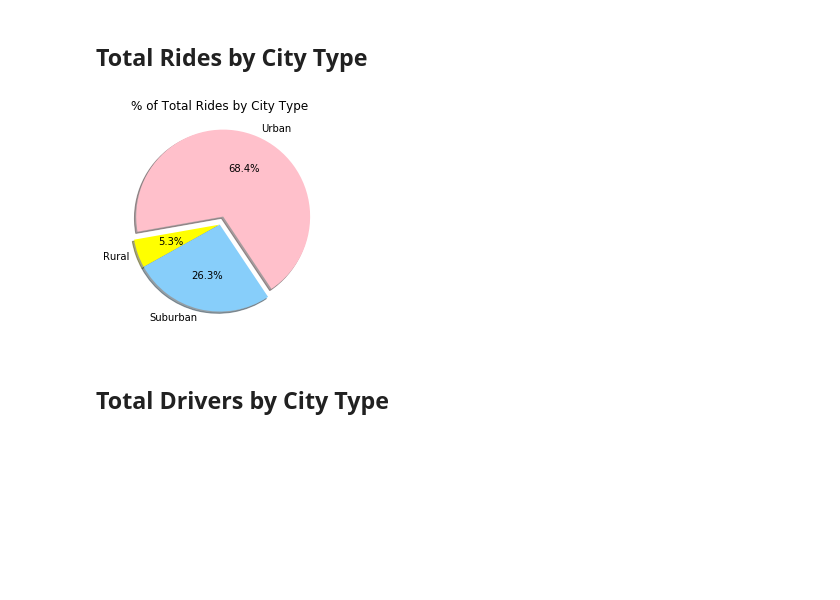
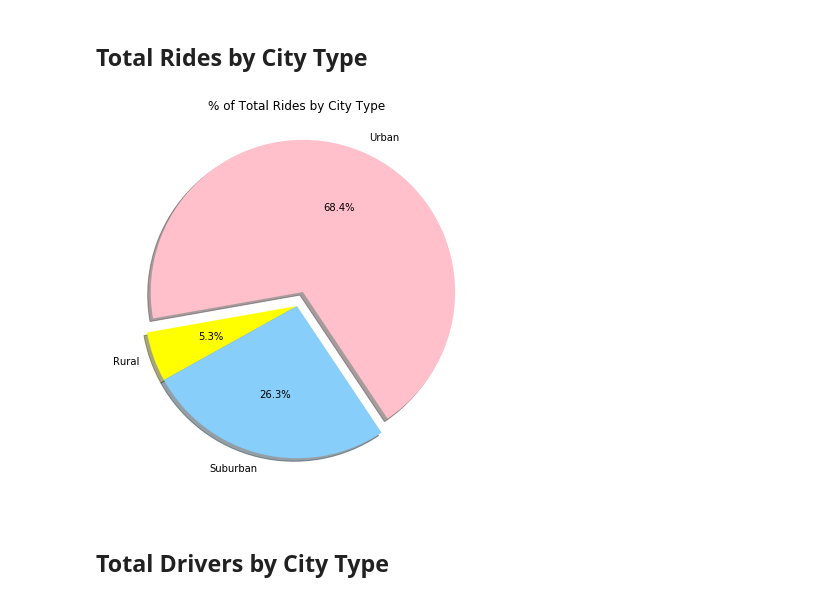
Before and after one commit to nagaraj9b/Matplotlib, a Jupyter notebook: pyber_starter.ipynb, the cells around one changed output. Cells and saved outputs as stored; diff of their text form; code cells hidden in the pictures; blank space fills up the shorter version.

```diff
--- a/pyber_starter.ipynb
+++ b/pyber_starter.ipynb
@@ -218,40 +159,38 @@ cityridegpbyr.head()
 
 
 
-Percentride = cityridegpbyr/ridesum * 100
+Percentride = cityridegpbyr/ridecount * 100
 Percentride
 Percentride["ride_id"]= Percentride["ride_id"].map("{:.1f}".format)
 
 Percentride.head()
-
-
-
 
 
 
 # Build Pie Chart
 
 colors = ["yellow", "lightskyblue", "pink"]
 
 labels = ["Rural","Suburban","Urban"]
 
 explode = ( 0, 0,0.1 )
 
 # Build Pie Chart
 
 plt.pie(Percentride["ride_id"], explode=explode, labels=labels, colors=colors,
         autopct="%1.1f%%", shadow=True, startangle=190)
 
 plt.title("% of Total Rides by City Type")
 
-
+fig = plt.gcf()
+fig.set_size_inches(7,7)
 
 
 # Save Figure
 plt.savefig("../Images/TotalRidesbyCityType.png")
 plt.show()
 # %% [output]
-[figure, old version]
+[figure, new version]
 # %%
 # Show Figure
 plt.show()
```
Also changed, not shown: parts of 5 cells of this notebook.
